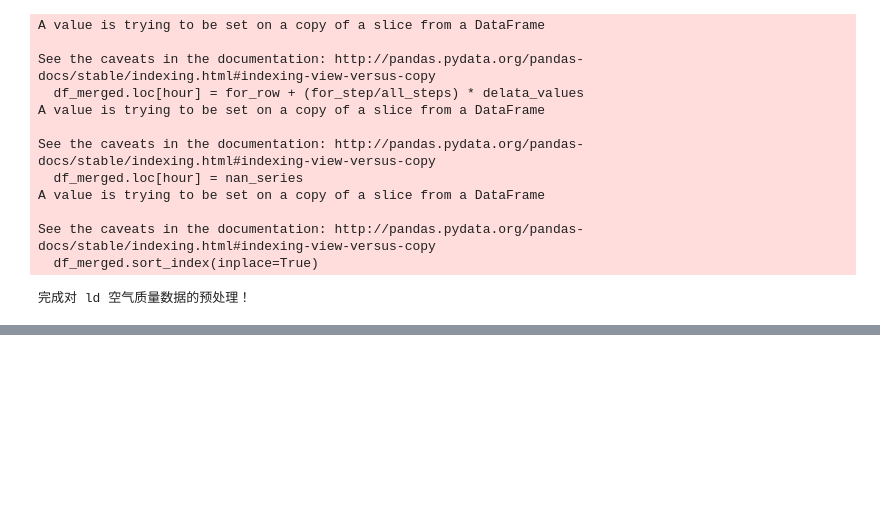
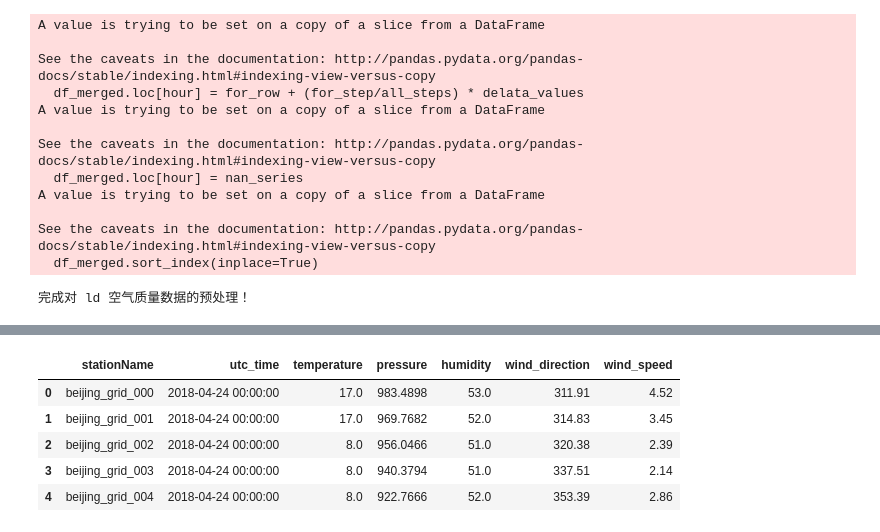
Before and after one commit to txytju/air-quality-prediction, a Jupyter notebook: test.ipynb, the cells around one changed output, grey strips where cells are left out. Cells and saved outputs as stored; diff of their text form; code cells hidden in the pictures; blank space fills up the shorter version.

```diff
--- a/test.ipynb
+++ b/test.ipynb
@@ -470,0 +560,9 @@ bj_grid_meo_dataset, stations, bj_meo_stations = load_bj_grid_meo_data(bj_near_s
+# %%
+bj_meo_datas[1].head()
+# %% [output]
+|  | stationName | utc_time | temperature | pressure | humidity | wind_direction | wind_speed |
+| 0 | beijing_grid_000 | 2018-04-24 00:00:00 | 17.0 | 983.4898 | 53.0 | 311.91 | 4.52 |
+| 1 | beijing_grid_001 | 2018-04-24 00:00:00 | 17.0 | 969.7682 | 52.0 | 314.83 | 3.45 |
+| 2 | beijing_grid_002 | 2018-04-24 00:00:00 | 8.0 | 956.0466 | 51.0 | 320.38 | 2.39 |
+| 3 | beijing_grid_003 | 2018-04-24 00:00:00 | 8.0 | 940.3794 | 51.0 | 337.51 | 2.14 |
+| 4 | beijing_grid_004 | 2018-04-24 00:00:00 | 8.0 | 922.7666 | 52.0 | 353.39 | 2.86 |
```
Also changed, not shown: parts of 9 cells of this notebook, 2 other files.
